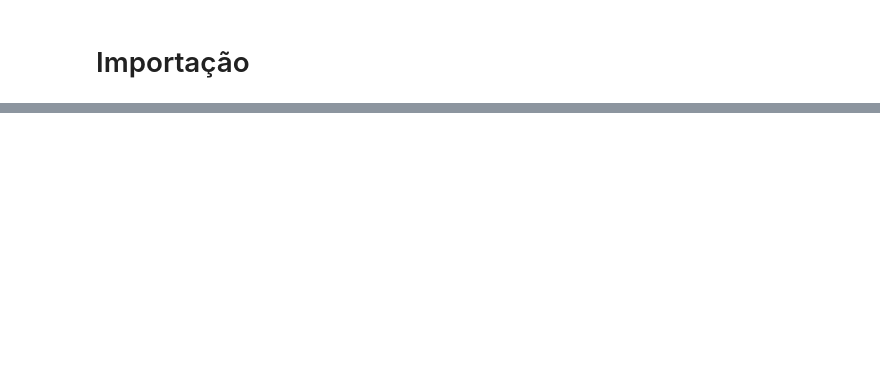
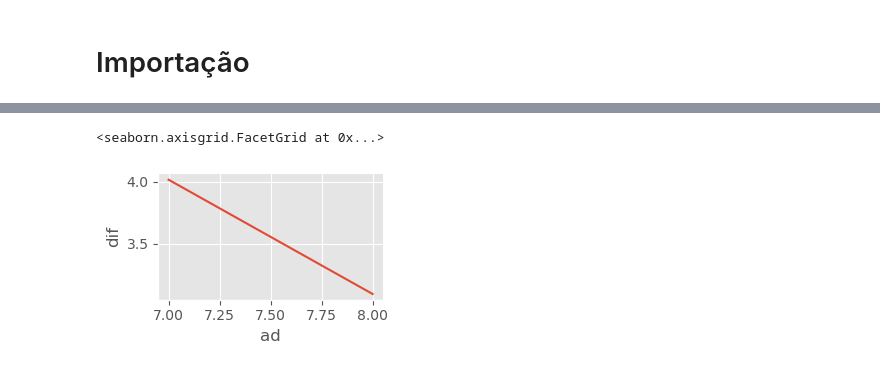
Before and after one commit to AndreCoutinhoBueno/Pricing-Fertilizer, a Jupyter notebook: 5. Conclusions.ipynb, the cells around one changed output, grey strips where cells are left out. Saved outputs shown, nothing was run; the diff lists cells and outputs as text; code cells hidden in the pictures; blank space fills up the shorter version.

```diff
--- a/5. Conclusions.ipynb
+++ b/5. Conclusions.ipynb
@@ -155,0 +47,5 @@ s=q.dif.std()
+# %%
+sns.relplot(data=q.groupby('ad').dif.mean().reset_index(),x='ad',y='dif',kind='line',height=2,aspect=1.6)
+# %% [output]
+<seaborn.axisgrid.FacetGrid at 0x...>
+[figure, added]
```
Also changed, not shown: parts of 27 cells of this notebook, 3 other files.
